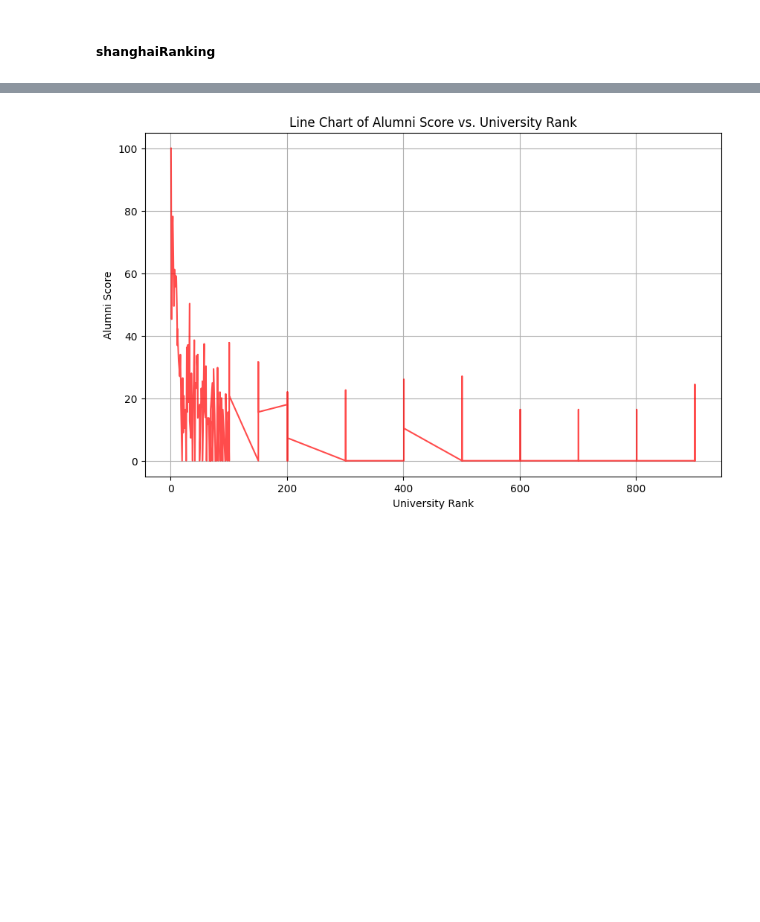
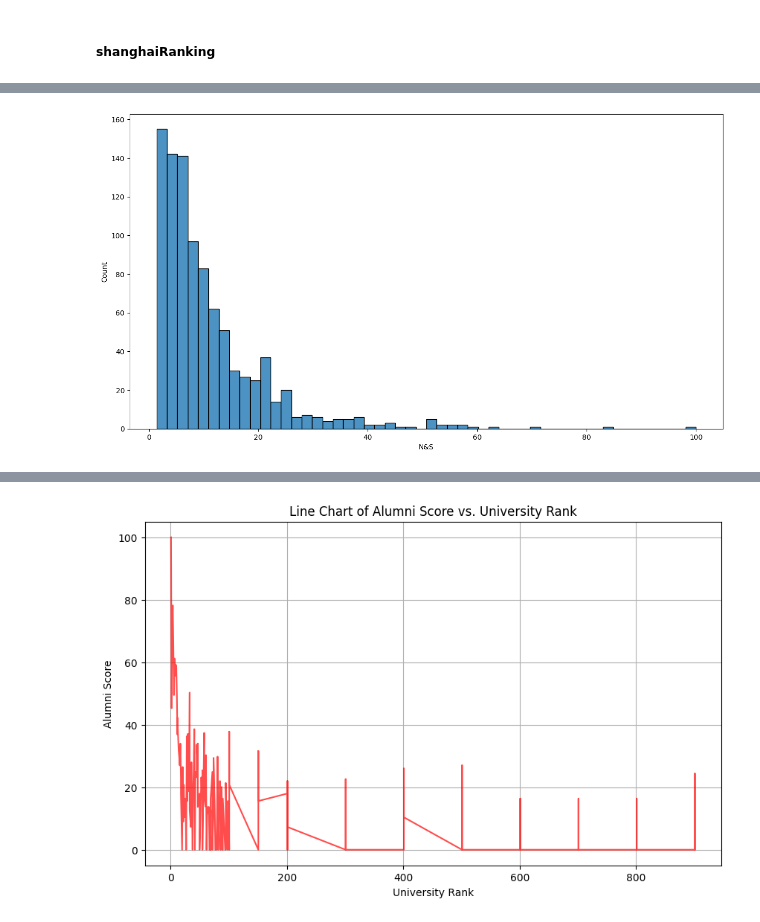
Before and after one commit to ahmadalharbi21/World-University-Ranks, a Jupyter notebook: EDA explain template.ipynb, the cells around one changed output, grey strips where cells are left out. Saved outputs shown, nothing was run; the diff lists cells and outputs as text; code cells hidden in the pictures; blank space fills up the shorter version.

```diff
--- a/EDA explain template.ipynb
+++ b/EDA explain template.ipynb
@@ -1332,0 +1326,9 @@ sns.histplot(
+# %%
+plt.figure(figsize=(15,8))
+sns.histplot(
+    shanghaiRanking_alumni[(shanghaiRanking_alumni['N&S'] > 0)],
+    x='N&S',
+    multiple="stack", # also can be layer or dodge or fill
+    alpha=0.8);
+# %% [output]
+[figure, added]
```
Also changed, not shown: parts of 46 cells of this notebook.
